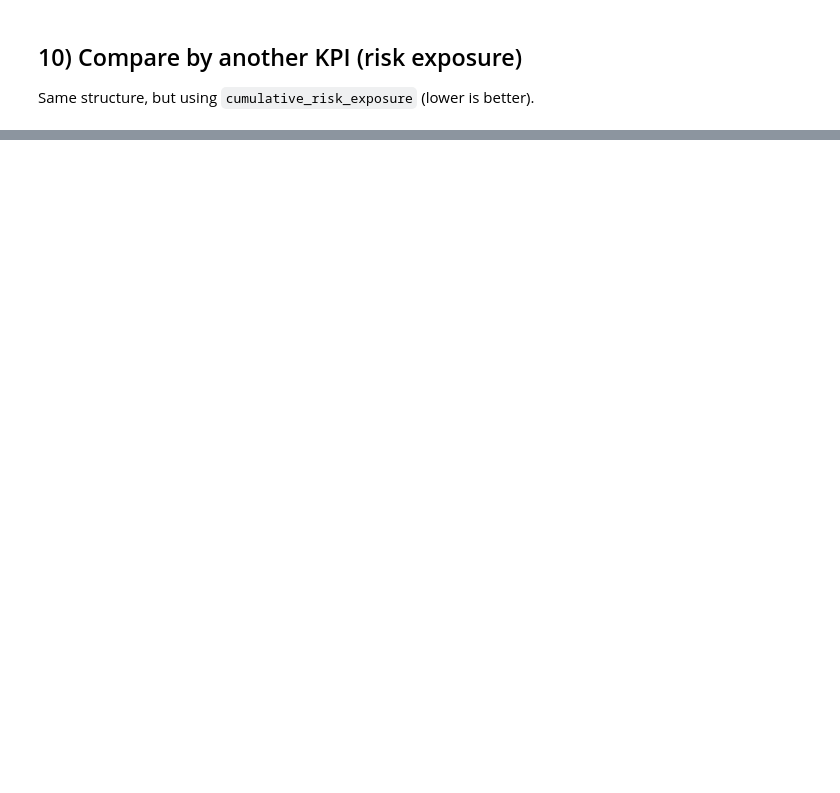
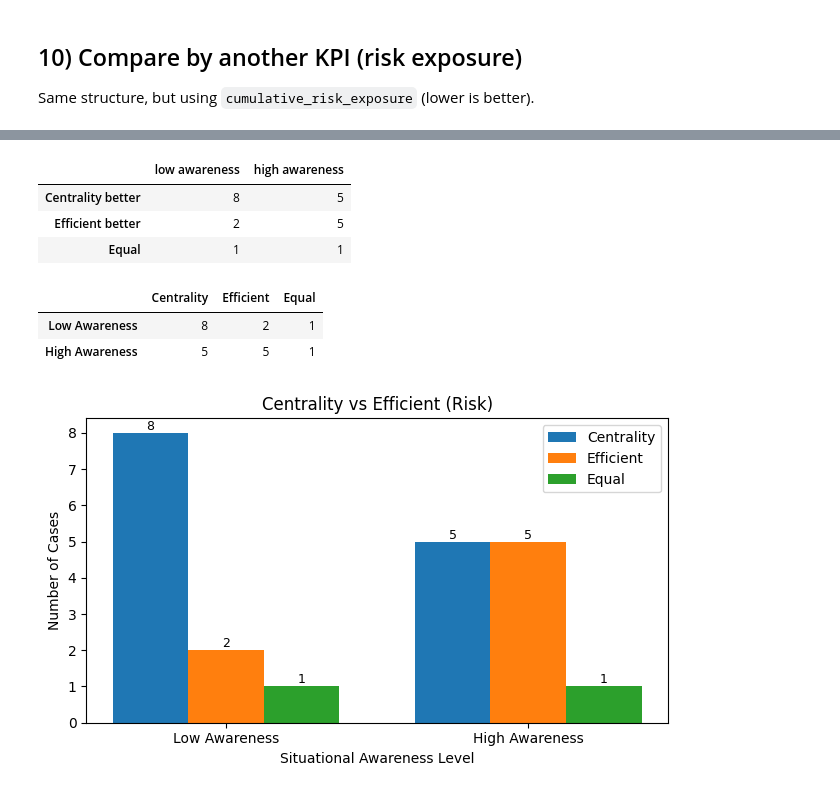
Before and after one commit to AlvaroS3rrano/Evacuation_Simulation, a Jupyter notebook: Notebooks/centrality_vs_efficient_analysis.ipynb, the cells around one changed output, grey strips where cells are left out. Cells and saved outputs as stored; diff of their text form; code cells hidden in the pictures; blank space fills up the shorter version.

```diff
--- a/Notebooks/centrality_vs_efficient_analysis.ipynb
+++ b/Notebooks/centrality_vs_efficient_analysis.ipynb
@@ -329,0 +479,52 @@ display(trend_risk_summary)
+# %%
+trend_risk_summary = pd.DataFrame(
+    {
+        "low awareness": [
+            int(low_c_better.sum()),
+            int(low_e_better.sum()),
+            int(low_equal.sum()),
+        ],
+        "high awareness": [
+            int(high_c_better.sum()),
+            int(high_e_better.sum()),
+            int(high_equal.sum()),
+        ],
+    },
+    index=["Centrality better", "Efficient better", "Equal"],
+)
+# %% [output]
+|  | low awareness | high awareness |
+| Centrality better | 8 | 5 |
+| Efficient better | 2 | 5 |
+| Equal | 1 | 1 |
+# %%
+risk_df = pd.DataFrame(
+    {
+        "Centrality": [
+            trend_risk_summary.loc["Centrality better", "low awareness"],
+            trend_risk_summary.loc["Centrality better", "high awareness"],
+        ],
+        "Efficient": [
+            trend_risk_summary.loc["Efficient better", "low awareness"],
+            trend_risk_summary.loc["Efficient better", "high awareness"],
+        ],
+        "Equal": [
+            trend_risk_summary.loc["Equal", "low awareness"],
+            trend_risk_summary.loc["Equal", "high awareness"],
+        ],
+    },
+    index=["Low Awareness", "High Awareness"]
+)
+
+display(risk_df)
+
+plot_centrality_vs_efficient_three_way(
+    risk_df,
+    title="Centrality vs Efficient (Risk)",
+    outname="centrality_vs_efficient_risk_3way"
+)
+# %% [output]
+|  | Centrality | Efficient | Equal |
+| Low Awareness | 8 | 2 | 1 |
+| High Awareness | 5 | 5 | 1 |
+[figure, added]
```
Also changed, not shown: parts of 19 cells of this notebook, 4 other files.
